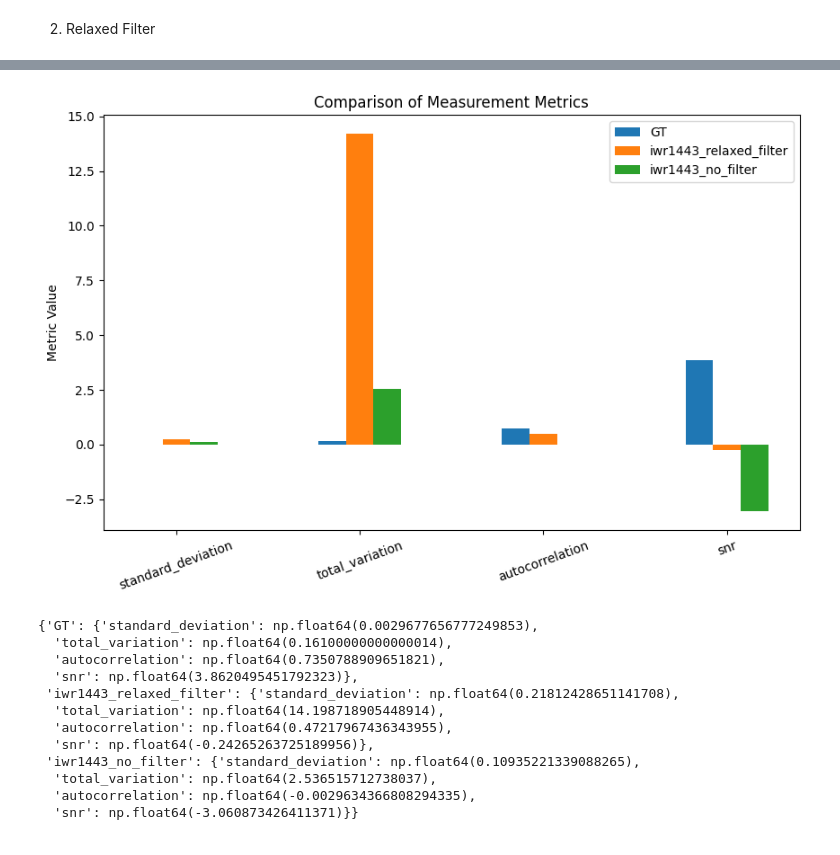
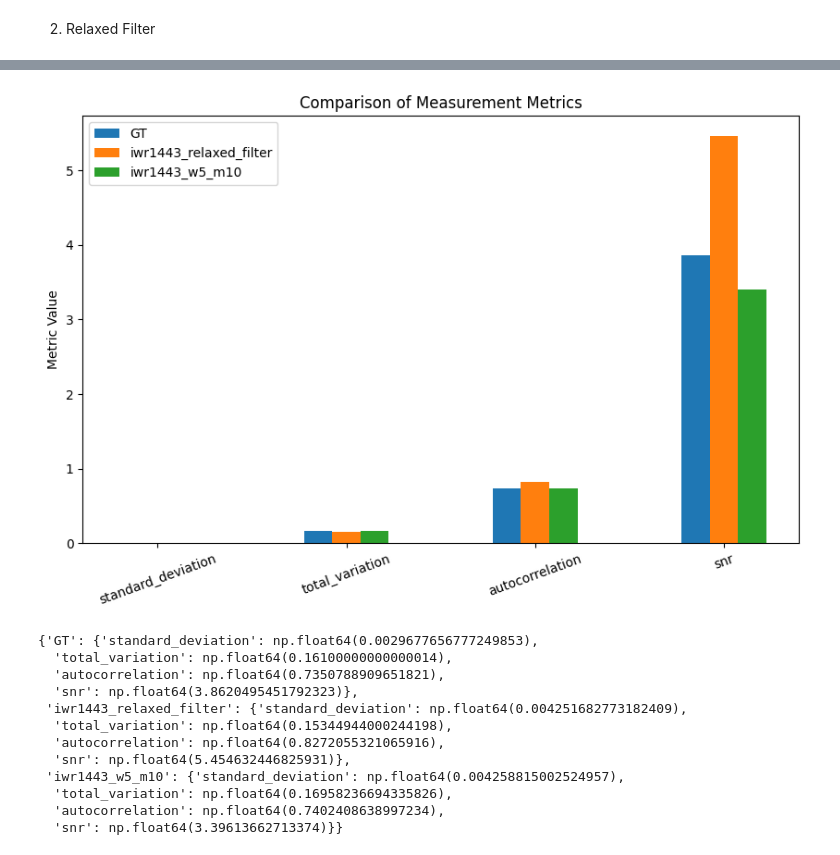
Before and after one commit to arpg/radar-water-monitoring, a Jupyter notebook: plot.ipynb, the cells around one changed output, grey strips where cells are left out. Saved outputs shown, nothing was run; the diff lists cells and outputs as text; code cells hidden in the pictures.

Commit message:
Final plots

```diff
--- a/plot.ipynb
+++ b/plot.ipynb
@@ -251,2 +251,2 @@ plot.plot_deltas(dates, iwr1443_stats_relaxed_filter['mean_distance_w'], gt_dept
 # %%
-iwr1443_results_relaxed_filter = utils.calc_distance_per_run(iwr1443_stats_no_filter['mean_distance_w'], max_measurements=25)
+iwr1443_results_relaxed_filter = utils.calc_distance_per_run(iwr1443_stats_relaxed_filter['mean_distance_w'], max_measurements=25)
@@ -268,0 +253,4 @@ plot.compare_metrics([
+# %%
+iwr1443_stats_w10_m10 = utils.compute_statistics(iwr1443_relaxed_filter, window_size=5)
+iwr1443_results_w10_m10 = utils.calc_distance_per_run(iwr1443_stats_w10_m10['mean_distance_w'], max_measurements=10)
+plot.plot_deltas(dates, iwr1443_stats_w10_m10['mean_distance_w'], gt_depths_matched, 'mean_distance_w', 'iwr1443', max_measurements=10)
@@ -269,22 +265,23 @@ plot.compare_metrics([
 # %%
 d1, gt_d1 = utils.calc_deltas(iwr1443_results_relaxed_filter, gt_depths_matched)
 d2, _ = utils.calc_deltas(iwr1443_results_no_filter, gt_depths_matched)
+d3, _ = utils.calc_deltas(iwr1443_results_w10_m10, gt_depths_matched)
 
 plot.compare_metrics([
-        gt_d1, d1, d2
-    ], labels=['GT', 'iwr1443_relaxed_filter', 'iwr1443_no_filter'], autocorrelation_lag=1
+        gt_d1, d1, d3
+    ], labels=['GT', 'iwr1443_relaxed_filter', 'iwr1443_w5_m10'], autocorrelation_lag=1
 )
 # %% [output]
-[figure, old version]
+[figure, new version]
 {'GT': {'standard_deviation': np.float64(0.0029677656777249853),
   'total_variation': np.float64(0.16100000000000014),
   'autocorrelation': np.float64(0.7350788909651821),
   'snr': np.float64(3.8620495451792323)},
- 'iwr1443_relaxed_filter': {'standard_deviation': np.float64(0.21812428651141708),
-  'total_variation': np.float64(14.198718905448914),
-  'autocorrelation': np.float64(0.47217967436343955),
-  'snr': np.float64(-0.24265263725189956)},
- 'iwr1443_no_filter': {'standard_deviation': np.float64(0.10935221339088265),
-  'total_variation': np.float64(2.536515712738037),
-  'autocorrelation': np.float64(-0.0029634366808294335),
-  'snr': np.float64(-3.060873426411371)}}
+ 'iwr1443_relaxed_filter': {'standard_deviation': np.float64(0.004251682773182409),
+  'total_variation': np.float64(0.15344944000244198),
+  'autocorrelation': np.float64(0.8272055321065916),
+  'snr': np.float64(5.454632446825931)},
+ 'iwr1443_w5_m10': {'standard_deviation': np.float64(0.004258815002524957),
+  'total_variation': np.float64(0.16958236694335826),
+  'autocorrelation': np.float64(0.7402408638997234),
+  'snr': np.float64(3.39613662713374)}}
```
Also changed, not shown: parts of 21 cells of this notebook, 2 other files.
